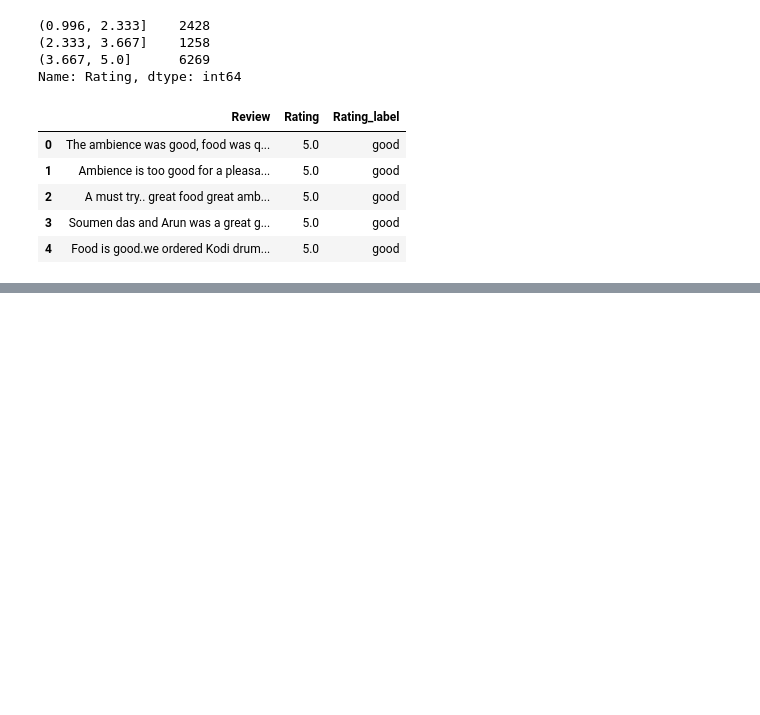
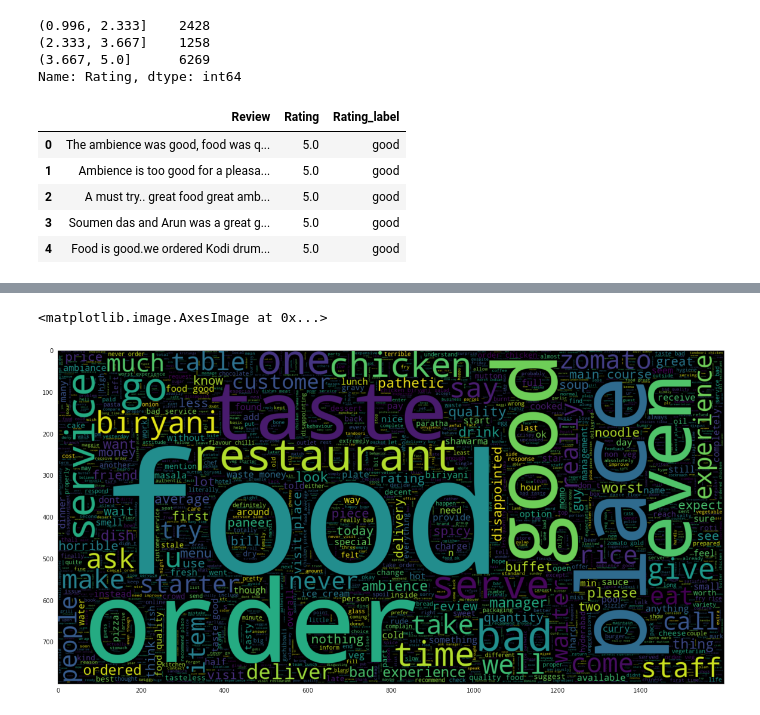
Before and after one commit to bharath967/ZOMATO-RESTAURANT-CLUSTERING-AND-SENTIMENT-ANALYSIS, a Jupyter notebook: ZOMATO_RESTAURANT_CLUSTERING_AND_SENTIMENT_ANALYSIS.ipynb, the cells around one changed output, grey strips where cells are left out. Saved outputs shown, nothing was run; the diff lists cells and outputs as text; code cells hidden in the pictures; blank space fills up the shorter version.

```diff
--- a/ZOMATO_RESTAURANT_CLUSTERING_AND_SENTIMENT_ANALYSIS.ipynb
+++ b/ZOMATO_RESTAURANT_CLUSTERING_AND_SENTIMENT_ANALYSIS.ipynb
@@ -1037,0 +1261,8 @@ review= review.drop(["Rating"], axis =1)
+# %%
+#Text reviews with bad ratings
+plt.figure(figsize=(20,20))
+wc = WordCloud(min_font_size=3, width=1600, height=800, background_color='black',max_words=3000).generate(' '.join(bad))
+plt.imshow(wc, interpolation='bilinear')
+# %% [output]
+<matplotlib.image.AxesImage at 0x...>
+[figure, added]
```
Also changed, not shown: parts of 26 cells of this notebook.
